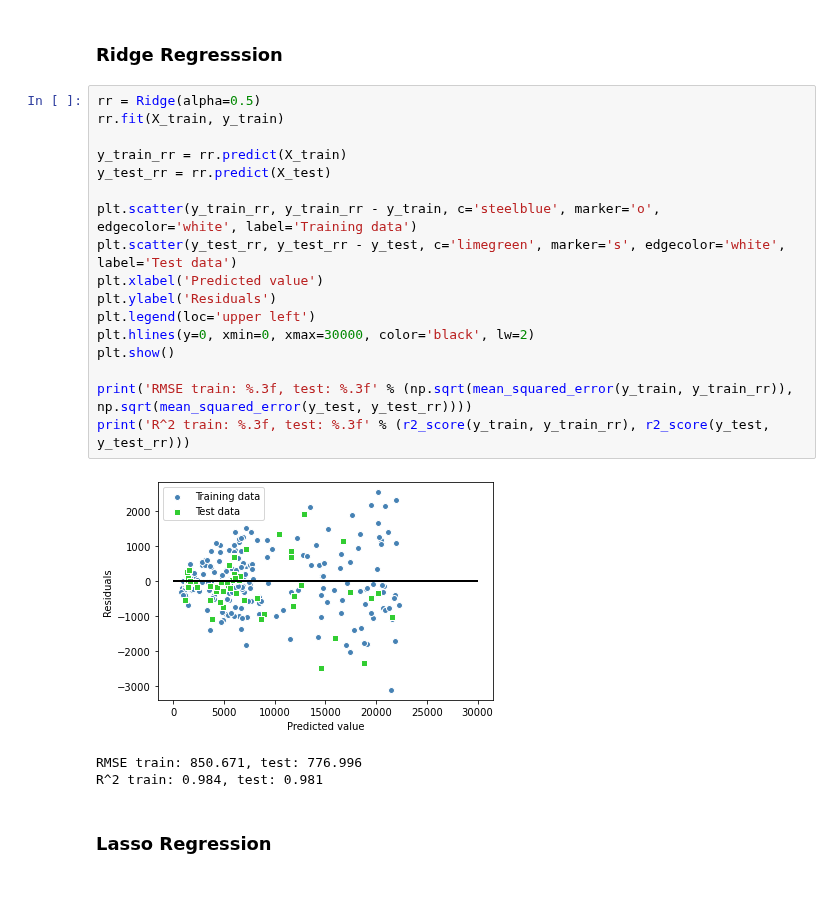
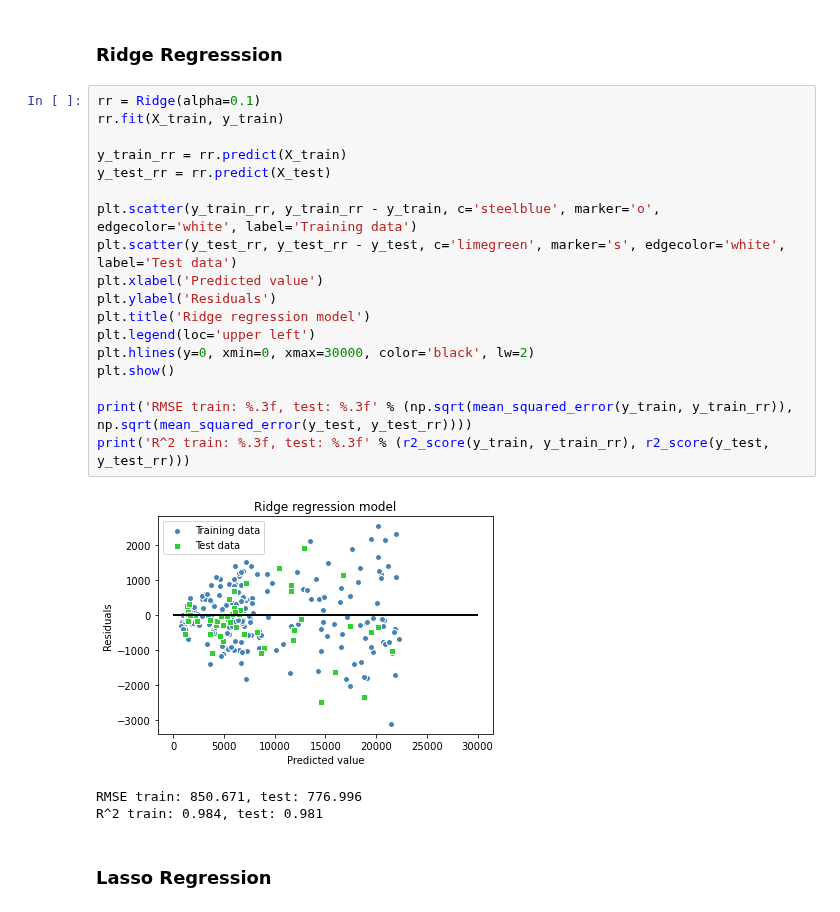
Before and after one commit to ChoongCheWei/ML, a Jupyter notebook: regression.ipynb, the cells around one changed output. Saved outputs shown, nothing was run; the diff lists cells and outputs as text.

```diff
--- a/regression.ipynb
+++ b/regression.ipynb
@@ -81,24 +132,25 @@ R^2 train: 0.984, test: 0.981
 # %% [markdown]
 ### Ridge Regresssion
 # %%
-rr = Ridge(alpha=0.5)
+rr = Ridge(alpha=0.1)
 rr.fit(X_train, y_train)
 
 y_train_rr = rr.predict(X_train)
 y_test_rr = rr.predict(X_test)
 
 plt.scatter(y_train_rr, y_train_rr - y_train, c='steelblue', marker='o', edgecolor='white', label='Training data')
 plt.scatter(y_test_rr, y_test_rr - y_test, c='limegreen', marker='s', edgecolor='white', label='Test data')
 plt.xlabel('Predicted value')
 plt.ylabel('Residuals')
+plt.title('Ridge regression model')
 plt.legend(loc='upper left')
 plt.hlines(y=0, xmin=0, xmax=30000, color='black', lw=2)
 plt.show()
 
 print('RMSE train: %.3f, test: %.3f' % (np.sqrt(mean_squared_error(y_train, y_train_rr)), np.sqrt(mean_squared_error(y_test, y_test_rr))))
 print('R^2 train: %.3f, test: %.3f' % (r2_score(y_train, y_train_rr), r2_score(y_test, y_test_rr)))
 # %% [output]
-[figure, old version]
+[figure, new version]
 RMSE train: 850.671, test: 776.996
 R^2 train: 0.984, test: 0.981
 # %% [markdown]
```
Also changed, not shown: parts of 7 cells of this notebook.
